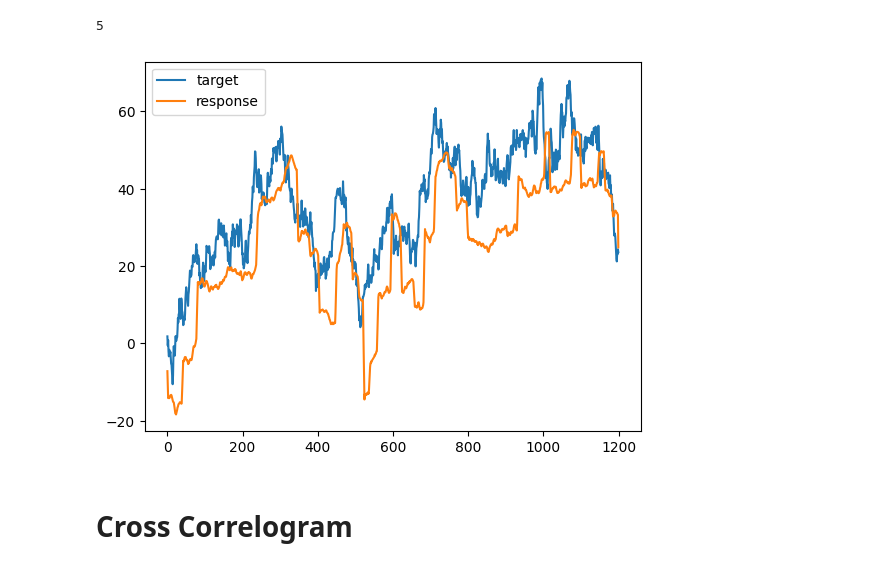
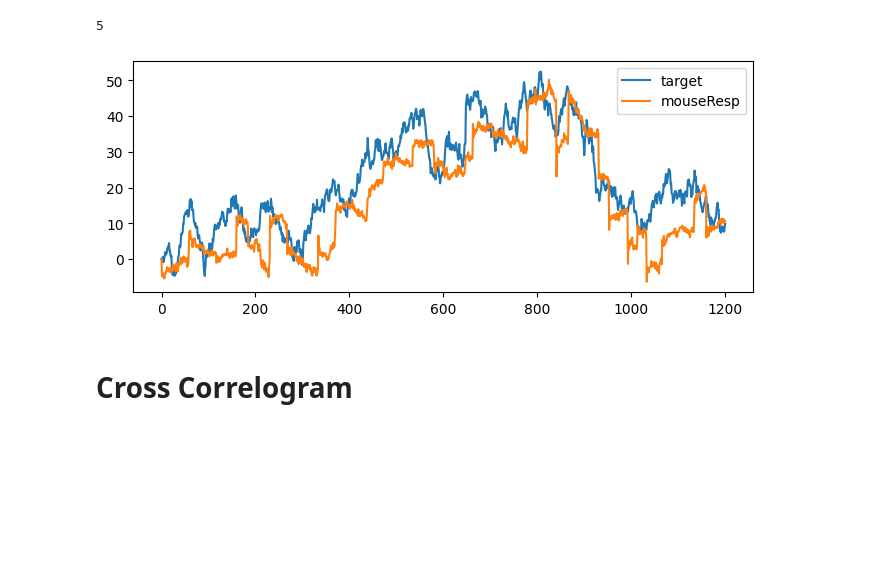
Before and after one commit to omeryildiran/Guido-Pascal-Omer-continuous-psychophysics, a Jupyter notebook: analysis_primier.ipynb, the cells around one changed output. Cells and saved outputs as stored; diff of their text form; code cells hidden in the pictures; blank space fills up the shorter version.

Commit message:
before I mess up something with analysis at 10p data

```diff
--- a/analysis_primier.ipynb
+++ b/analysis_primier.ipynb
@@ -20,16 +22,17 @@ import glob
 # get latest file from data folder
 directory_path = "data"  # replace with your directory path
 files = glob.glob(f"{directory_path}/*")
-latest_file = max(files, key=os.path.getctime)
+# sort files by creation time
+files.sort(key=os.path.getctime)
 
-mat_contents = sio.loadmat(latest_file)
+mat_contents = sio.loadmat(files[-2])
 
 ## Or load a specific file
 #mat_contents = sio.loadmat('data/omer_Pilot_continous_psych_2023-09-26_00h46.01.195.mat')
 #mat_contents=sio.loadmat('data/092708_continous_psych_2023-10-13_13h45.08.071.mat') # this is working with 30 trials
 #mat_contents=sio.loadmat('data/363355_continous_psych_2024-02-27_23h43.40.267.mat')
 #mat_contents=sio.loadmat('data/341384_c#ontinous_psych_2024-03-07_13h57.54.306.mat')
-mat_contents=sio.loadmat('data/180076_continous_psych_2024-03-08_10h28.12.835.mat') # without feedback
+#mat_contents=sio.loadmat('data/180076_continous_psych_2024-03-08_10h28.12.835.mat') # without feedback
 #mat_contents=sio.loadmat('data/054662_continous_psych_2024-03-08_10h19.38.383.mat') # with feedback 11 17 25
 #mat_contents=sio.loadmat('data/bonnen_data.mat')
 
@@ -38,14 +41,9 @@ sigma=mat_contents['sigma']
 #target=mat_contents['target'] # velocity of target motion for 1200 frames (20 seconds) and 30 trials
 #response=mat_contents['response'] # velocity of participant's mouse movement for 1200 frames (20 seconds) and 30 trials
 target=mat_contents['blob_x'] # x position of participant's mouse movement for 1200 frames (20 seconds) and 30 trials
-response=mat_contents['mouse_x'] # y position of participant's mouse movement for 1200 frames (20 seconds) and 30 trials
-# blob_x=mat_contents['blob_x'] # x po    sition of target for trialNum200 frames (20 seconds) and 30 trials
-# blob_y=mat_contents['blob_y'] # y position of target for trialNum200 frames (20 seconds) and 30 trials
-# # get diff for velocity to find horizontal and vertical velocity
-# blob_x_velocity=np.diff(blob_x)
-# blob_y_velocity=np.diff(blob_y)
-# mouse_x_velocity=np.diff(mouse_x)
-# mouse_y_velocity=np.diff(mouse_y)
+#mouseResp=mat_contents['mouse_x'] # y position of participant's mouse movement for 1200 frames (20 seconds) and 30 trials
+eyeResp=mat_contents['eyeX']#  position of participant's mouse movement for 1200 frames (20 seconds) and 30 trials
+
 nTrial=len(sigma.flatten())
 nTrialPerBlock=5
 nSigma=(nTrial-1)//nTrialPerBlock+1
@@ -56,18 +54,19 @@ nTrialPerSigma
 # %% [output]
 5
 # %%
+
 from scipy.ndimage import gaussian_filter1d
 
-def smooth_data(data_to_smooth, window_size=4):
+def smooth_data(data_to_smooth, window_size=5):
     # Create a moving average filter
     filter = np.ones(window_size) / window_size
     smoothed_response = []
 # Iterate over all trials
-    for trialNum in range(response.shape[0]):
+    for trialNum in range(data_to_smooth.shape[0]):
     # Apply the filter to the response data
         #smoothed_response = gaussian_filter1d(response[trialNum, :], 2)
-        smoothed_response.append(np.convolve(response[trialNum, :], filter, mode='same'))
+        smoothed_response.append(np.convolve(data_to_smooth[trialNum, :], filter, mode='same'))
     smoothed_response=np.squeeze(smoothed_response)
     return smoothed_response
-response=smooth_data(response)
+eyeResp=smooth_data(eyeResp)
 #target=smooth_data(target)
@@ -91,11 +73,13 @@ response=smooth_data(response)
 # %%
 # plot the data
-trialNum=1
-
+trialNum=2
+plt.figure(figsize=(8,3))
 plt.plot(target[trialNum,:])
-plt.plot(response[trialNum,:])
-plt.legend(['target','response'])
+#plt.plot(mouseResp[trialNum,:])
+plt.plot(eyeResp[trialNum,:])
+#plt.plot(response[trialNum,:])
+plt.legend(['target','mouseResp','eyeResp'])
 plt.show()
 # %% [output]
-[figure, old version]
+[figure, new version]
 # %%
```
Also changed, not shown: parts of 14 cells of this notebook, 1 other file.
